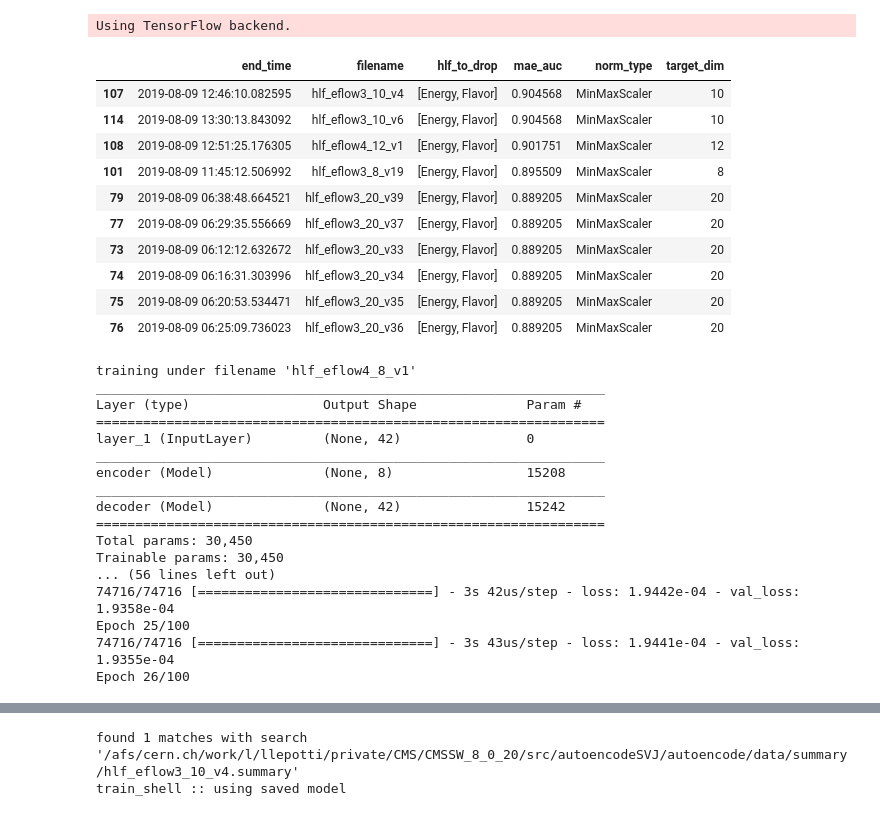
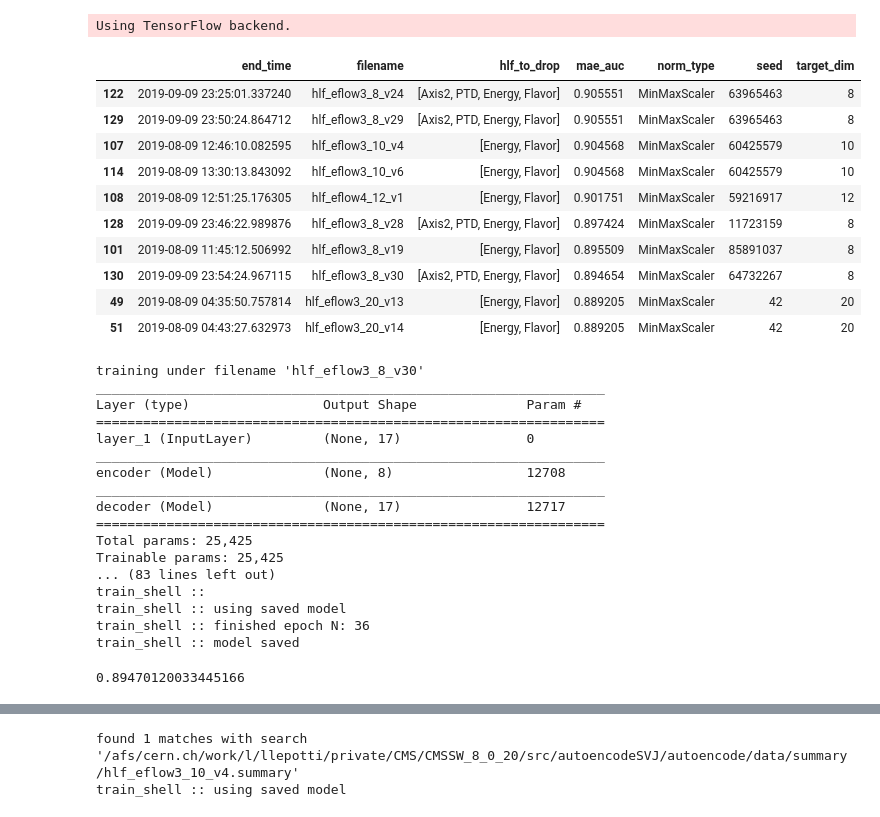
Before and after one commit to luclepot/SVJ, a Jupyter notebook: test.ipynb, the cells around one changed output, grey strips where cells are left out. Cells and saved outputs as stored; diff of their text form; code cells hidden in the pictures.

Commit message:
some new runs, show that Eflow replaces axis2 and PTD

```diff
--- a/test.ipynb
+++ b/test.ipynb
@@ -5,43 +5,52 @@ import autoencodeSVJ.trainer as trainer
 # %% [output]
 Using TensorFlow backend.
 # %%
-utils.summary().cfilter(['filename', 'mae_auc', 'hlf_to_drop', 'end_time', 'norm_type', 'target_dim']).sort_values('mae_auc')[::-1].head(10)
+utils.summary().cfilter(
+    [
+        'filename', 'mae_auc', 'hlf_to_drop',
+        'end_time', 'norm_type', 'target_dim',
+        'seed',
+    ]
+).sort_values('mae_auc')[::-1].head(10)
 # %% [output]
-|  | end_time | filename | hlf_to_drop | mae_auc | norm_type | target_dim |
-| 107 | 2019-08-09 12:46:10.082595 | hlf_eflow3_10_v4 | [Energy, Flavor] | 0.904568 | MinMaxScaler | 10 |
-| 114 | 2019-08-09 13:30:13.843092 | hlf_eflow3_10_v6 | [Energy, Flavor] | 0.904568 | MinMaxScaler | 10 |
-| 108 | 2019-08-09 12:51:25.176305 | hlf_eflow4_12_v1 | [Energy, Flavor] | 0.901751 | MinMaxScaler | 12 |
-| 101 | 2019-08-09 11:45:12.506992 | hlf_eflow3_8_v19 | [Energy, Flavor] | 0.895509 | MinMaxScaler | 8 |
-| 79 | 2019-08-09 06:38:48.664521 | hlf_eflow3_20_v39 | [Energy, Flavor] | 0.889205 | MinMaxScaler | 20 |
-| 77 | 2019-08-09 06:29:35.556669 | hlf_eflow3_20_v37 | [Energy, Flavor] | 0.889205 | MinMaxScaler | 20 |
-| 73 | 2019-08-09 06:12:12.632672 | hlf_eflow3_20_v33 | [Energy, Flavor] | 0.889205 | MinMaxScaler | 20 |
-| 74 | 2019-08-09 06:16:31.303996 | hlf_eflow3_20_v34 | [Energy, Flavor] | 0.889205 | MinMaxScaler | 20 |
-| 75 | 2019-08-09 06:20:53.534471 | hlf_eflow3_20_v35 | [Energy, Flavor] | 0.889205 | MinMaxScaler | 20 |
-| 76 | 2019-08-09 06:25:09.736023 | hlf_eflow3_20_v36 | [Energy, Flavor] | 0.889205 | MinMaxScaler | 20 |
+|  | end_time | filename | hlf_to_drop | mae_auc | norm_type | seed | target_dim |
+| 122 | 2019-09-09 23:25:01.337240 | hlf_eflow3_8_v24 | [Axis2, PTD, Energy, Flavor] | 0.905551 | MinMaxScaler | 63965463 | 8 |
+| 129 | 2019-09-09 23:50:24.864712 | hlf_eflow3_8_v29 | [Axis2, PTD, Energy, Flavor] | 0.905551 | MinMaxScaler | 63965463 | 8 |
+| 107 | 2019-08-09 12:46:10.082595 | hlf_eflow3_10_v4 | [Energy, Flavor] | 0.904568 | MinMaxScaler | 60425579 | 10 |
+| 114 | 2019-08-09 13:30:13.843092 | hlf_eflow3_10_v6 | [Energy, Flavor] | 0.904568 | MinMaxScaler | 60425579 | 10 |
+| 108 | 2019-08-09 12:51:25.176305 | hlf_eflow4_12_v1 | [Energy, Flavor] | 0.901751 | MinMaxScaler | 59216917 | 12 |
+| 128 | 2019-09-09 23:46:22.989876 | hlf_eflow3_8_v28 | [Axis2, PTD, Energy, Flavor] | 0.897424 | MinMaxScaler | 11723159 | 8 |
+| 101 | 2019-08-09 11:45:12.506992 | hlf_eflow3_8_v19 | [Energy, Flavor] | 0.895509 | MinMaxScaler | 85891037 | 8 |
+| 130 | 2019-09-09 23:54:24.967115 | hlf_eflow3_8_v30 | [Axis2, PTD, Energy, Flavor] | 0.894654 | MinMaxScaler | 64732267 | 8 |
+| 49 | 2019-08-09 04:35:50.757814 | hlf_eflow3_20_v13 | [Energy, Flavor] | 0.889205 | MinMaxScaler | 42 | 20 |
+| 51 | 2019-08-09 04:43:27.632973 | hlf_eflow3_20_v14 | [Energy, Flavor] | 0.889205 | MinMaxScaler | 42 | 20 |
 # %%
 ae_train(
-    'data/signal/base_4/*.h5',
-    'data/background/base_4/*.h5',
+    'data/signal/base_3/*.h5',
+    'data/background/base_3/*.h5',
     8,
     True,
     True,
+    epochs=100,
     interm_architecture=(100,100),
+    hlf_to_drop=['Axis2', 'PTD', 'Energy', 'Flavor']
 )
 # %% [output]
-training under filename 'hlf_eflow4_8_v1'
+training under filename 'hlf_eflow3_8_v30'
 _________________________________________________________________
 Layer (type)                 Output Shape              Param #
 =================================================================
-layer_1 (InputLayer)         (None, 42)                0
+layer_1 (InputLayer)         (None, 17)                0
 _________________________________________________________________
-encoder (Model)              (None, 8)                 15208
+encoder (Model)              (None, 8)                 12708
 _________________________________________________________________
-decoder (Model)              (None, 42)                15242
+decoder (Model)              (None, 17)                12717
 =================================================================
-Total params: 30,450
-Trainable params: 30,450
-... (56 lines left out)
-74716/74716 [==============================] - 3s 42us/step - loss: 1.9442e-04 - val_loss: 1.9358e-04
-Epoch 25/100
-74716/74716 [==============================] - 3s 43us/step - loss: 1.9441e-04 - val_loss: 1.9355e-04
-Epoch 26/100
+Total params: 25,425
+Trainable params: 25,425
+... (83 lines left out)
+train_shell ::
+train_shell :: using saved model
+train_shell :: finished epoch N: 36
+train_shell :: model saved
+0.89470120033445166
```
Also changed, not shown: parts of 1 cell of this notebook, 27 other files.
